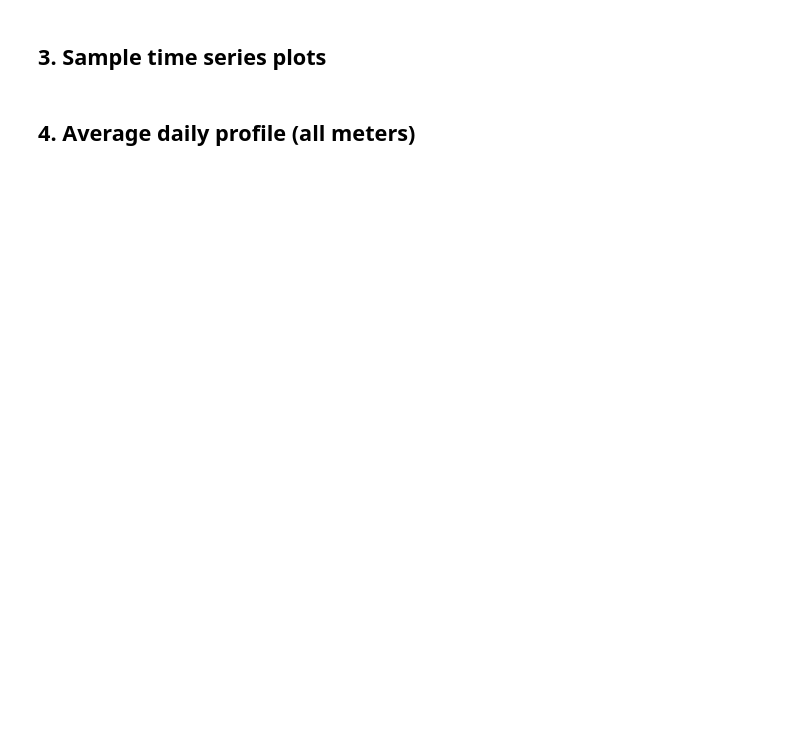
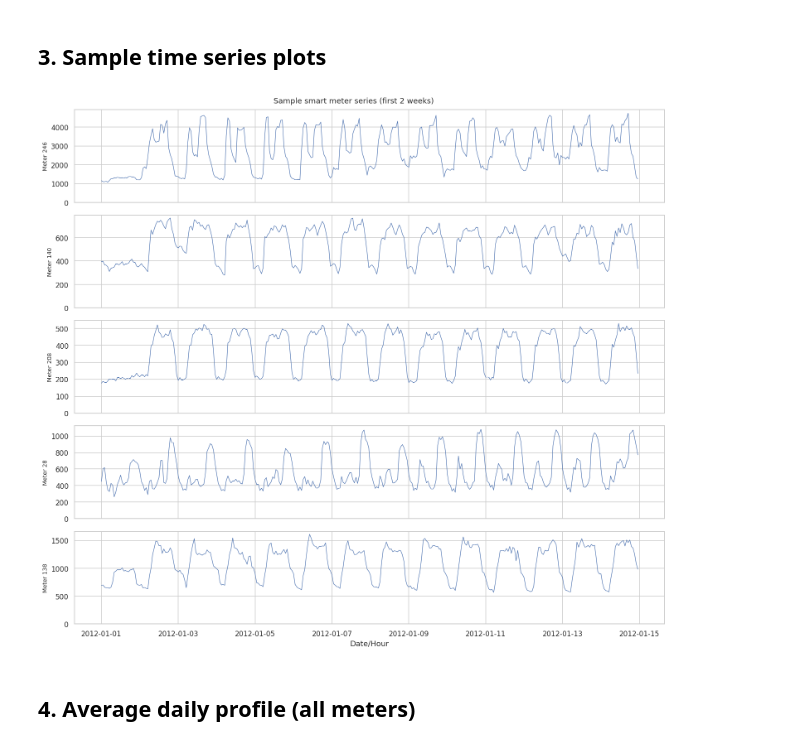
Before and after one commit to ncapac/tesina, a Jupyter notebook: notebooks/01_eda.ipynb, the cells around one changed output. Cells and saved outputs as stored; diff of their text form; code cells hidden in the pictures; blank space fills up the shorter version.

```diff
--- a/notebooks/01_eda.ipynb
+++ b/notebooks/01_eda.ipynb
@@ -55,18 +123,20 @@ else:
 # %%
 rng = np.random.default_rng(42)
 sample_meters = rng.choice(N, size=min(5, N), replace=False)
 
 # Show 2 weeks
-show_steps = min(T, 96 * 14)
+show_steps = min(T, 24 * 14)
 fig, axes = plt.subplots(len(sample_meters), 1, figsize=(14, 2.5 * len(sample_meters)), sharex=True)
 for ax, m in zip(axes, sample_meters):
-    ax.plot(df.iloc[:show_steps, m].values, linewidth=0.7)
+    ax.plot(df.index[:show_steps], df.iloc[:show_steps, m].values, linewidth=0.8)
     ax.set_ylabel(f'Meter {m}', fontsize=9)
     ax.set_ylim(bottom=0)
-axes[-1].set_xlabel('15-min timestep')
+axes[-1].set_xlabel('Date/Hour')
 fig.suptitle('Sample smart meter series (first 2 weeks)', fontsize=12)
 plt.tight_layout()
 plt.show()
+# %% [output]
+[figure, added]
 # %% [markdown]
 ## 4. Average daily profile (all meters)
 # %%
```
Also changed, not shown: parts of 11 cells of this notebook, 15 other files.
